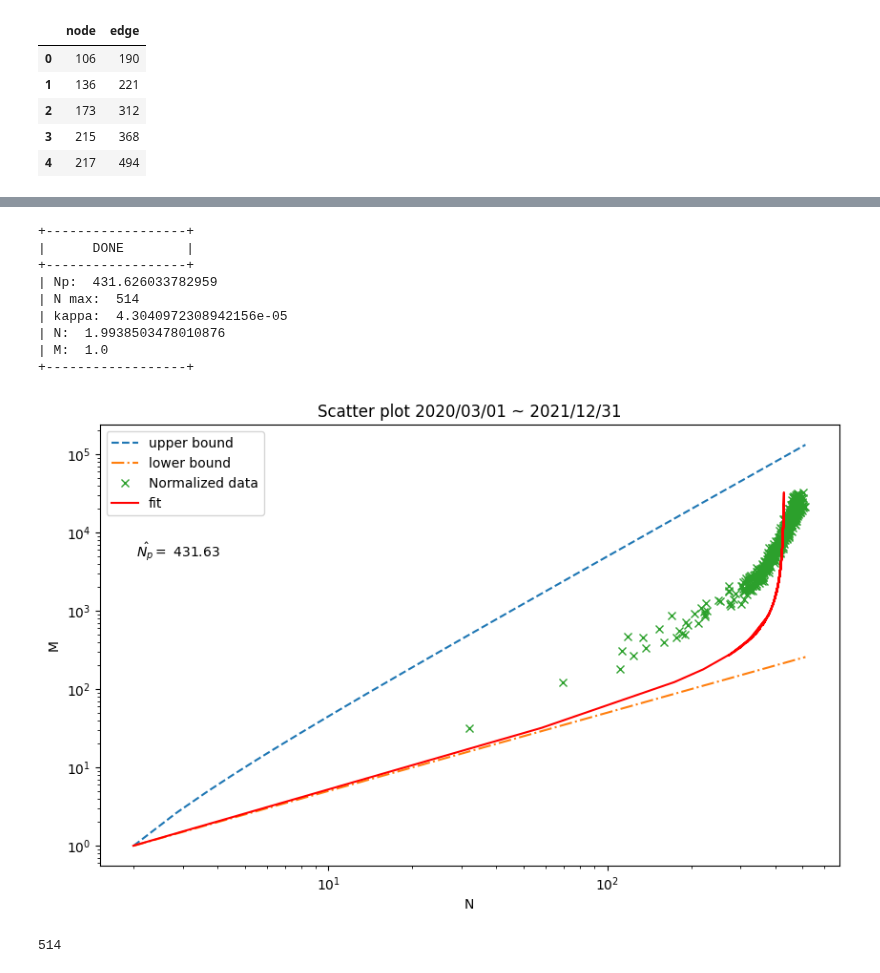
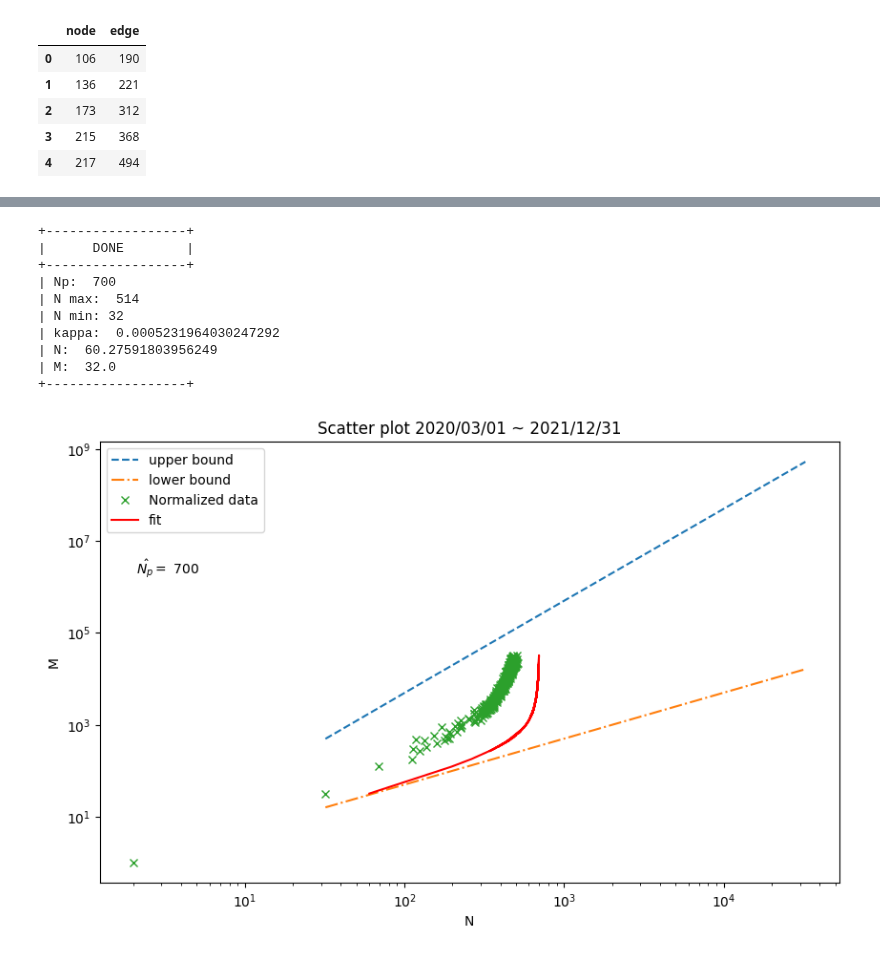
Before and after one commit to yiadka/mobility_scaling, a Jupyter notebook: notebooks/nmscaling_norm_second.ipynb, the cells around one changed output, grey strips where cells are left out. Saved outputs shown, nothing was run; the diff lists cells and outputs as text; code cells hidden in the pictures.

```diff
--- a/notebooks/nmscaling_norm_second.ipynb
+++ b/notebooks/nmscaling_norm_second.ipynb
@@ -202,0 +210,8 @@ plt.show()
+# %%
+x_rescale = left["edge_norm"][1:]
+# %%
+y_rescale = left["node_norm"][1:]
+# %%
+# x_rescaleとy_rescaleのインデックスを振り直す
+x_rescale = x_rescale.reset_index(drop=True)
+y_rescale = y_rescale.reset_index(drop=True)
@@ -202,0 +240,7 @@ plt.show()
+# %%
+# 非線形最小二乗法
+# model_uniform_2を使う
+for i in range(0, 1001):
+    popt, _ = optimize.curve_fit(model_uniform_2, x_rescale, y_rescale, p0=[i])
+    print("Initial guess: ", i)
+    print("popt: ", popt[0])
@@ -203,16 +265,16 @@ plt.show()
 # %%
 # 可視化
-nn = len(left["node_norm"]) - 1
-xmin = min(left["node_norm"])
-xmax = max(left["node_norm"])
+nn = len(x_rescale) - 1
+xmin = min(x_rescale)
+xmax = max(x_rescale)
 p = np.linspace(xmin, xmax, nn)
 upper_bound = (p**2-p)/2
 lower_bound = p/2
 
 # 元の関数に代入する
-Np_norm_hat = res.x[0]
+Np_norm_hat = 700
 print("+------------------+")
-kappa_norm_estimated = [((8 * left["edge_norm"][i]) / (Np_norm_hat * (Np_norm_hat - 1))) for i in range(len(left["edge_norm"]))]
+kappa_norm_estimated = [((8 * x_rescale[i]) / (Np_norm_hat * (Np_norm_hat - 1))) for i in range(len(x_rescale))]
 
 # Eq8, 9
 N_norm = []
@@ -223,40 +285,38 @@ for i in range(len(kappa_norm_estimated)):
 
 print("|      DONE        |")
 print("+------------------+")
 print("| Np: ", Np_norm_hat)
-print("| N max: ", left["node_norm"].max())
+print("| N max: ", y_rescale.max())
+print("| N min:", y_rescale.min())
 print("| kappa: ", kappa_norm_estimated[0])
 print("| N: ", N_norm[0])
 print("| M: ", M_norm[0])
 print("+------------------+")
 
 
 plt.figure(figsize=(10, 6))
 plt.title("Scatter plot 2020/03/01 ~ 2021/12/31")
 plt.plot(p, upper_bound, '--', label="upper bound")
 plt.plot(p, lower_bound, '-.', label="lower bound")
 plt.plot(y, x, "x", label='Normalized data')
 plt.plot(N_norm, M_norm, label='fit', color='red')
 Np_norm_hat = round(Np_norm_hat, 2)
 plt.text(0.05, 0.70, r'$\hat{N_{p}}=$ ' + str(Np_norm_hat), transform=plt.gca().transAxes)
 plt.xlabel('N')
 plt.ylabel('M')
 plt.xscale('log')
 plt.yscale('log')
 plt.legend(loc='best')
 plt.show()
 # %% [output]
 +------------------+
 |      DONE        |
 +------------------+
-| Np:  431.626033782959
+| Np:  700
 | N max:  514
-| kappa:  4.3040972308942156e-05
-| N:  1.9938503478010876
-| M:  1.0
+| N min: 32
+| kappa:  0.0005231964030247292
+| N:  60.27591803956249
+| M:  32.0
 +------------------+
-[figure, old version]
+[figure, new version]
-# %%
-print(max(left["node_norm"]))
-# %% [output]
-514
```
Also changed, not shown: parts of 12 cells of this notebook.
